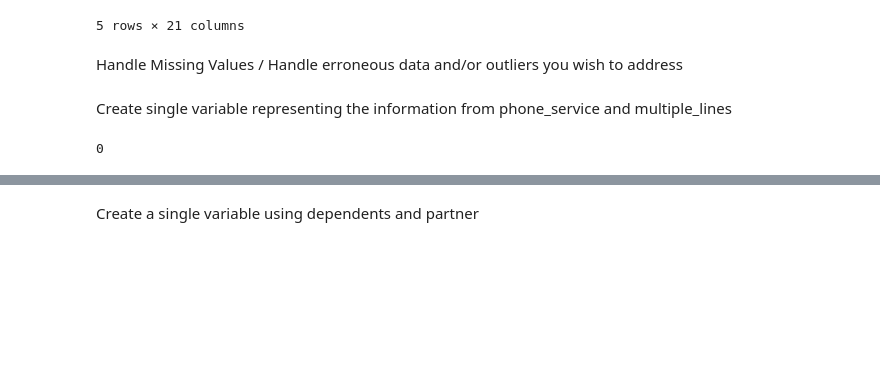
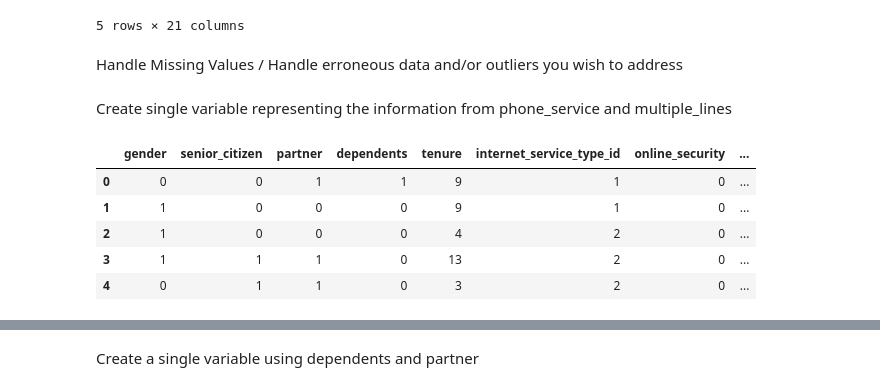
Before and after one commit to Jeff-Hutchins/telco-churn-project, a Jupyter notebook: prepare.ipynb, the cells around one changed output, grey strips where cells are left out. Saved outputs shown, nothing was run; the diff lists cells and outputs as text; code cells hidden in the pictures; blank space fills up the shorter version.

```diff
--- a/prepare.ipynb
+++ b/prepare.ipynb
@@ -58,7 +58,5 @@ df.replace(to_replace=['Female', 'Male'], value=[0, 1], inplace=True)
 df.replace(to_replace=['No internet service'], value=[0], inplace=True)
 # %% [markdown]
 Create single variable representing the information from phone_service and multiple_lines
-# %%
-(df.phone_service == 2)
-# %% [output]
-0
+# %%
+df['has_phone_service'] = (df.phone_service == 1) | (df.multiple_lines == 1)
@@ -65,2 +65,9 @@ Create single variable representing the information from phone_service and multi
 # %%
-df['has_phone_service'] =
+df.head()
+# %% [output]
+|  | gender | senior_citizen | partner | dependents | tenure | internet_service_type_id | online_security | ... |
+| 0 | 0 | 0 | 1 | 1 | 9 | 1 | 0 | ... |
+| 1 | 1 | 0 | 0 | 0 | 9 | 1 | 0 | ... |
+| 2 | 1 | 0 | 0 | 0 | 4 | 2 | 0 | ... |
+| 3 | 1 | 1 | 1 | 0 | 13 | 2 | 0 | ... |
+| 4 | 0 | 1 | 1 | 0 | 3 | 2 | 0 | ... |
```
Also changed, not shown: parts of 6 cells of this notebook.
